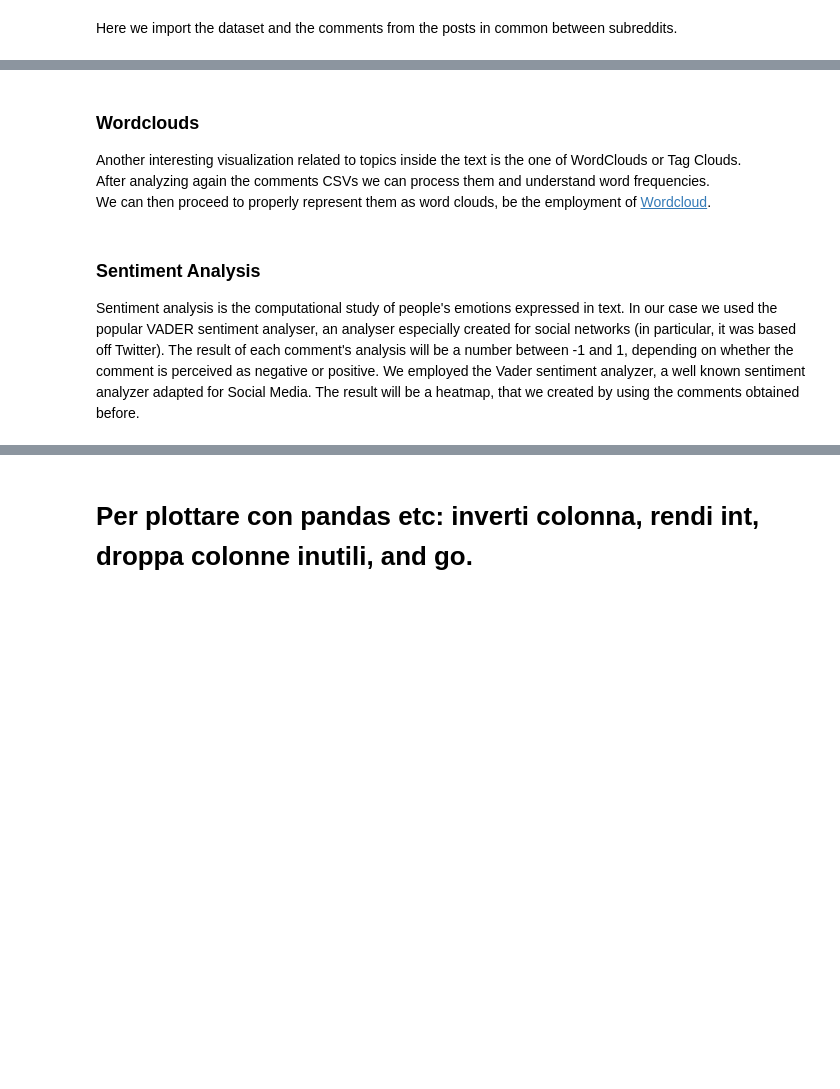
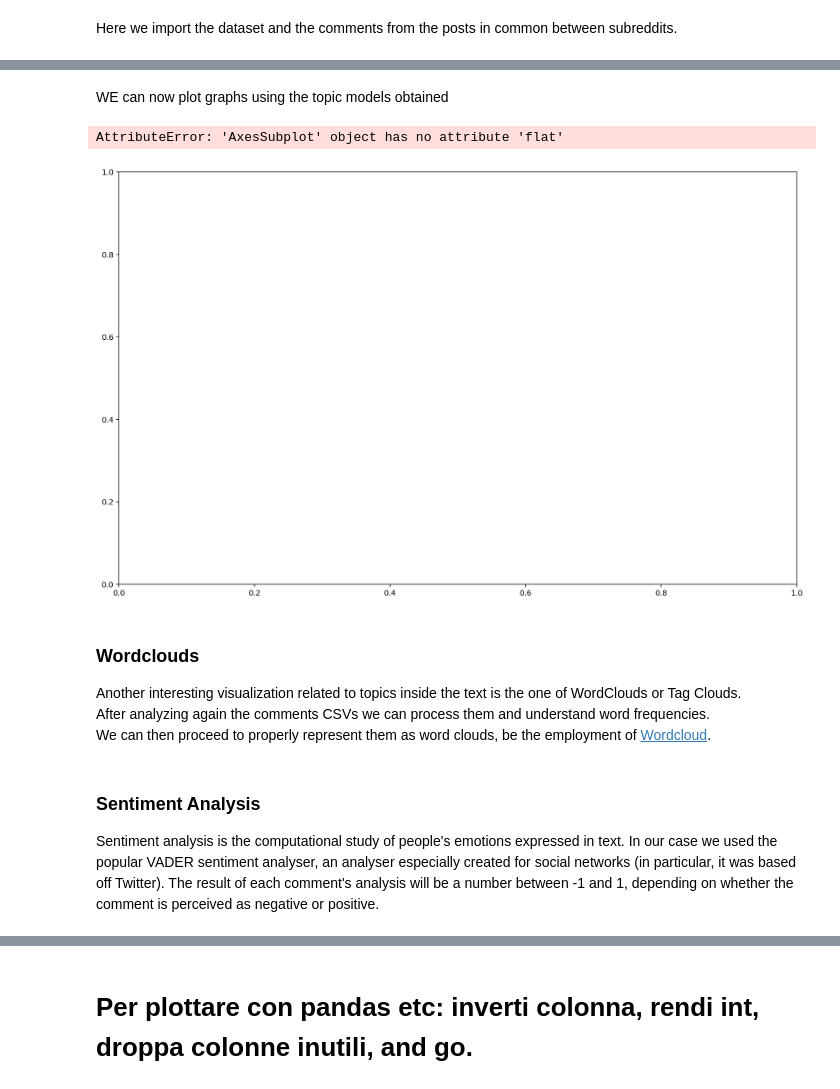
Before and after one commit to dbrembilla/redditholes, a Jupyter notebook: redditholes.ipynb, the cells around one changed output, grey strips where cells are left out. Saved outputs shown, nothing was run; the diff lists cells and outputs as text; code cells hidden in the pictures; blank space fills up the shorter version.

Commit message:
topics done

```diff
--- a/redditholes.ipynb
+++ b/redditholes.ipynb
@@ -411,7 +412,7 @@ nltk.download('stopwords')
 # NLTK Stop words
 from nltk.corpus import stopwords
 stop_words = stopwords.words('english')
-stop_words.extend(['re', 'edit'])
+stop_words.extend(['re', 'edit','http\_np', 'autotldr\_pm', 'autotldr\_comment', 'version\_tl', 'comment\_fm', 'thing', 'com'])
 
 import re
 import os
@@ -473,17 +474,17 @@ def topic_model(corpus, id2word):
             # Build LDA model
             lda_model = gensim.models.ldamodel.LdaModel(corpus=corpus,
                                                     id2word=id2word,
-                                                    num_topics=10,
+                                                    num_topics=5,
                                                     random_state=100,
                                                     update_every=1,
                                                     chunksize=100,
                                                     passes=10,
-                                                    alpha='auto',
+                                                    alpha='symmetric',
                                                     per_word_topics=True)
 
             # Print the Keyword in the 10 topics
             topics = {}
-            list_topics=lda_model.print_topics()
+            list_topics=lda_model.print_topics(num_words=5)
             for topic in list_topics:
                 topics[topic[0]] = topic[1].split(" + ")
             out = pd.DataFrame(topics)
@@ -537,9 +538,10 @@ for file in to_scan:
     nlp = spacy.load('en_core_web_sm', disable=['parser', 'ner'])
 
     for i in range(len(data_words_bigrams)):
-        el = data_words_bigrams[i]
-        if len(el)>100000:#avoid inputs larger than 1000000 by random sampling them
-            data_words_bigrams[i] = iterSample(el, 999999)
+        el=data_words_bigrams[i]
+        if len(el)>=100000:#avoid inputs larger than 1000000 by random sampling them\
+            data_words_bigrams[i] = iterSample(el, 90000)
+
 
     # Do lemmatization keeping only noun, adj, vb, adv
     data_lemmatized = lemmatization(data_words_bigrams, allowed_postags=['NOUN', 'ADJ', 'VERB', 'ADV'])
@@ -558,5 +560,7 @@ for file in to_scan:
 
     out = topic_model(corpus, id2word)
     out.to_csv("topics/topic_modeling_"+ file.split("\\")[1])
+# %% [markdown]
+WE can now plot graphs using the topic models obtained
 # %%
 to_plot = [file for file in get_all_in_dir('topics')] #inserire iterazione su tutti i csv
@@ -589,3 +571,28 @@ for file in to_plot:
+# %%
+
+for file in to_plot:
+    topics = pd.read_csv(file, encoding="utf-8")
+    topics = topics.drop("Unnamed: 0", axis=1)
+    topics = topics.astype(str)
+    #print(topics.head())
+
+    out = []
+
+    topics=topics[0]
+    for topic in topics:
+        topic = topic.replace('"', "")
+        topic = topic.split('*')
+        weight = float(topic[0])
+        if weight<=0.000:
+            weight=0.001
+        out.append([topic[1], weight])
+
+    df = pd.DataFrame(out, columns=['word', 'importance'])
+
+#add someway to visualize it
+# %% [output]
+AttributeError: 'AxesSubplot' object has no attribute 'flat'
+[figure, added]
 # %% [markdown]
 ### Wordclouds
 Another interesting visualization related to topics inside the text is the one of WordClouds or Tag Clouds.<br>
@@ -661,8 +668,7 @@ for file in to_tagcloud:
     makeImage(getFrequencyDictForText(text), name_image)
 # %% [markdown]
 ### Sentiment Analysis
-Sentiment analysis is the computational study of people's emotions expressed in text. In our case we used the popular VADER sentiment analyser, an analyser especially created for social networks (in particular, it was based off Twitter). The result of each comment's analysis will be a number between -1 and 1, depending on whether the comment is perceived as negative or positive. We employed the Vader sentiment analyzer, a well known sentiment analyzer adapted for Social Media.
-The result will be a heatmap, that we created by using the comments obtained before.
+Sentiment analysis is the computational study of people's emotions expressed in text. In our case we used the popular VADER sentiment analyser, an analyser especially created for social networks (in particular, it was based off Twitter). The result of each comment's analysis will be a number between -1 and 1, depending on whether the comment is perceived as negative or positive.
 # %%
 to_scan = [file for file in get_all_in_dir('comments')] #inserire iterazione su tutti i csv
 to_scan.sort(reverse=True)
```
Also changed, not shown: parts of 15 cells of this notebook, 11 other files.
